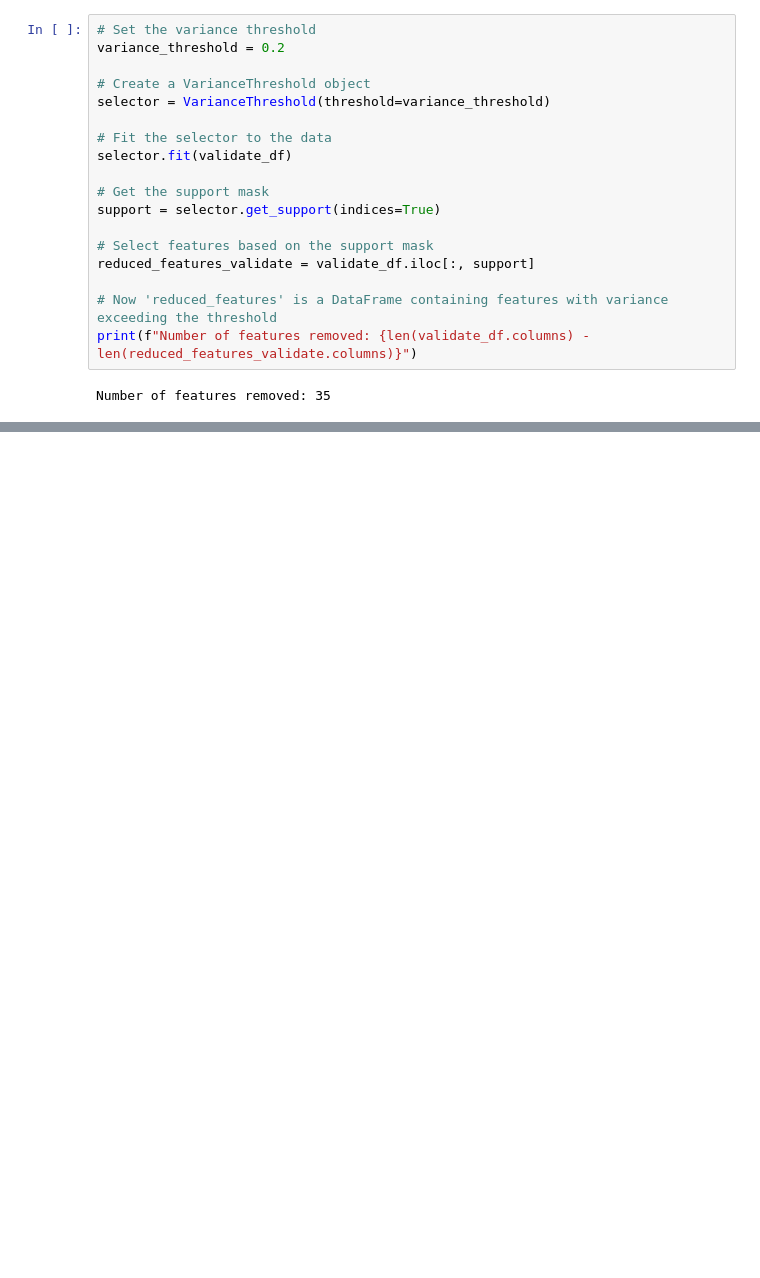
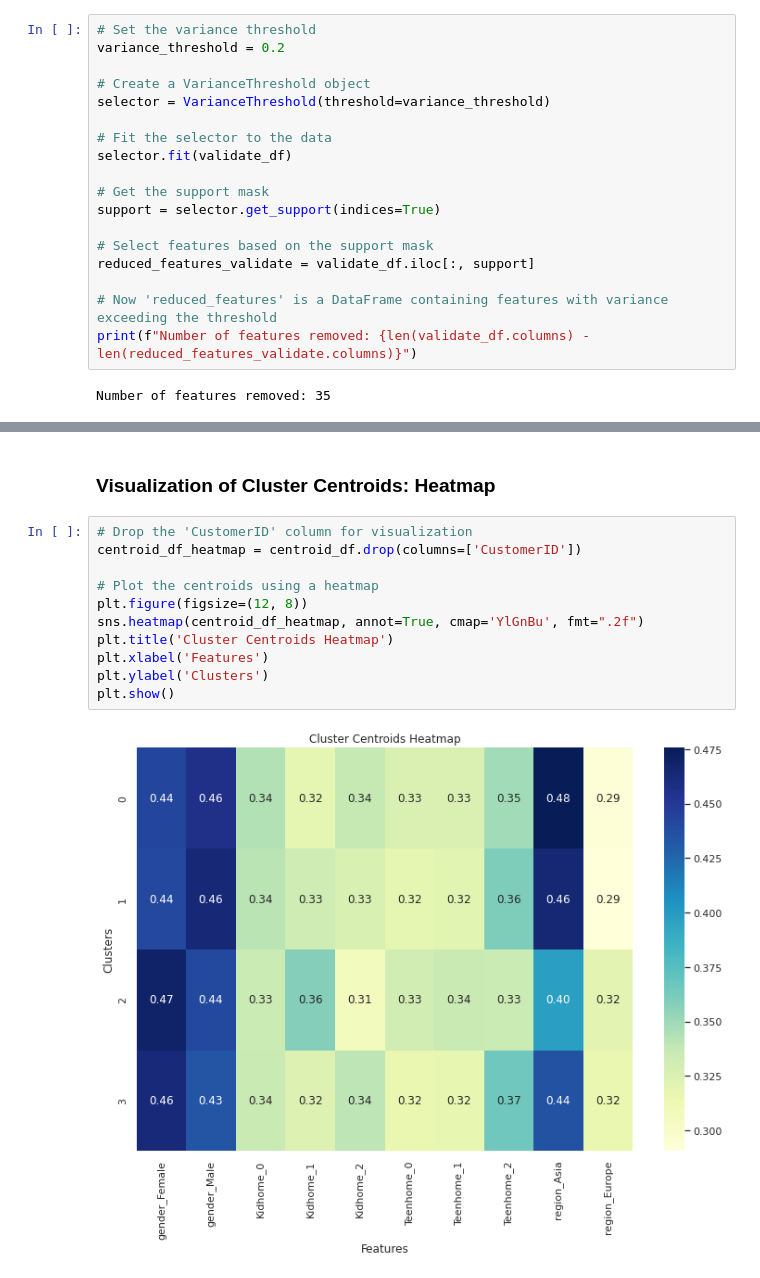
Before and after one commit to taradehdari/ads508-team6-project, a Jupyter notebook: modelTraining/modelTraining.ipynb, the cells around one changed output, grey strips where cells are left out. Saved outputs shown, nothing was run; the diff lists cells and outputs as text; blank space fills up the shorter version.

```diff
--- a/modelTraining/modelTraining.ipynb
+++ b/modelTraining/modelTraining.ipynb
@@ -380,0 +334,15 @@ Predicting Clusters for Validation Data
+# %% [markdown]
+### Visualization of Cluster Centroids: Heatmap
+# %%
+# Drop the 'CustomerID' column for visualization
+centroid_df_heatmap = centroid_df.drop(columns=['CustomerID'])
+
+# Plot the centroids using a heatmap
+plt.figure(figsize=(12, 8))
+sns.heatmap(centroid_df_heatmap, annot=True, cmap='YlGnBu', fmt=".2f")
+plt.title('Cluster Centroids Heatmap')
+plt.xlabel('Features')
+plt.ylabel('Clusters')
+plt.show()
+# %% [output]
+[figure, added]
```
Also changed, not shown: parts of 44 cells of this notebook, 5 other files.
